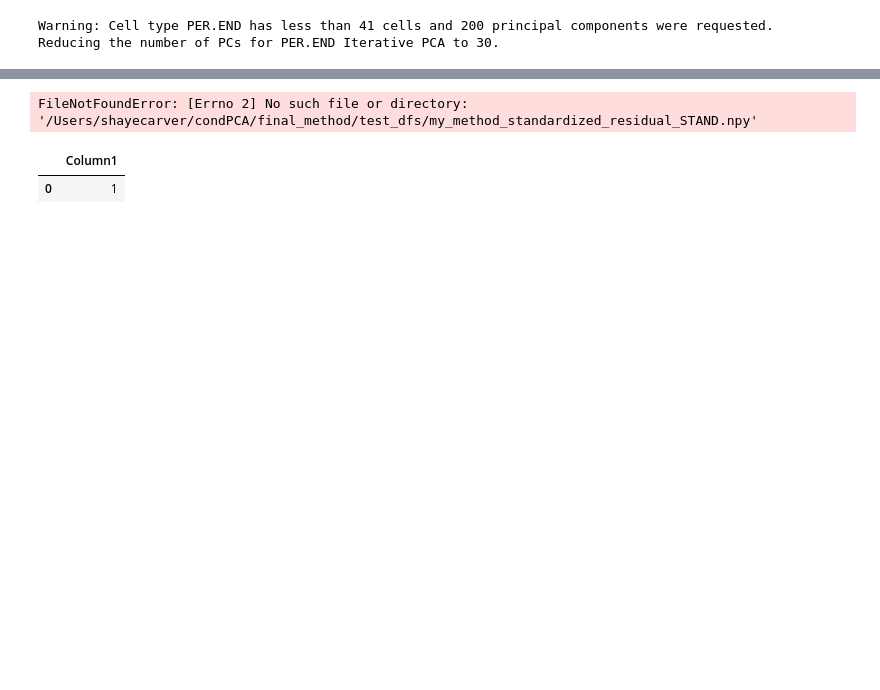
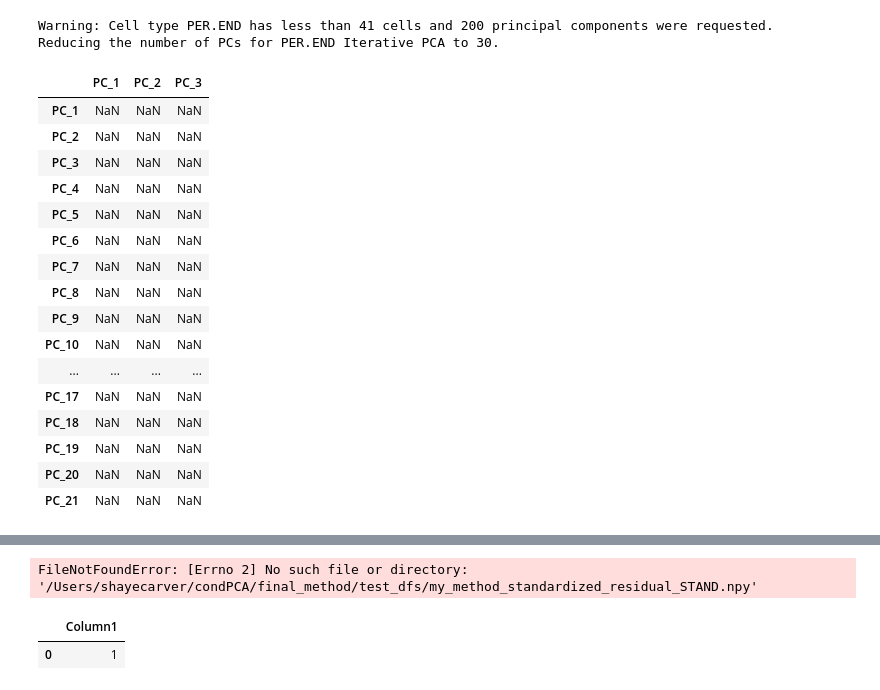
Before and after one commit to carversh/condPCA, a Jupyter notebook: final_method/condPCA.ipynb, the cells around one changed output, grey strips where cells are left out. Cells and saved outputs as stored; diff of their text form; code cells hidden in the pictures; blank space fills up the shorter version.

```diff
--- a/final_method/condPCA.ipynb
+++ b/final_method/condPCA.ipynb
@@ -459,3 +459,27 @@ test.Iter_PCA_fit()
 # %% [output]
 Warning: Cell type PER.END has less than 41 cells and 200 principal components were requested.
 Reducing the number of PCs for PER.END Iterative PCA to 30.
+# %%
+# TEST
+gene_loadings = standard_gene_loadings_sub_BIC
+gene_loadings_dict = iter_gene_loadings_sub_BIC["ASC"]
+squared_correlations = pd.DataFrame(index=gene_loadings.columns, columns=gene_loadings_dict.keys())
+squared_correlations
+# %% [output]
+|  | PC_1 | PC_2 | PC_3 |
+| PC_1 | NaN | NaN | NaN |
+| PC_2 | NaN | NaN | NaN |
+| PC_3 | NaN | NaN | NaN |
+| PC_4 | NaN | NaN | NaN |
+| PC_5 | NaN | NaN | NaN |
+| PC_6 | NaN | NaN | NaN |
+| PC_7 | NaN | NaN | NaN |
+| PC_8 | NaN | NaN | NaN |
+| PC_9 | NaN | NaN | NaN |
+| PC_10 | NaN | NaN | NaN |
+| ... | ... | ... | ... |
+| PC_17 | NaN | NaN | NaN |
+| PC_18 | NaN | NaN | NaN |
+| PC_19 | NaN | NaN | NaN |
+| PC_20 | NaN | NaN | NaN |
+| PC_21 | NaN | NaN | NaN |
```
Also changed, not shown: parts of 2 cells of this notebook.
